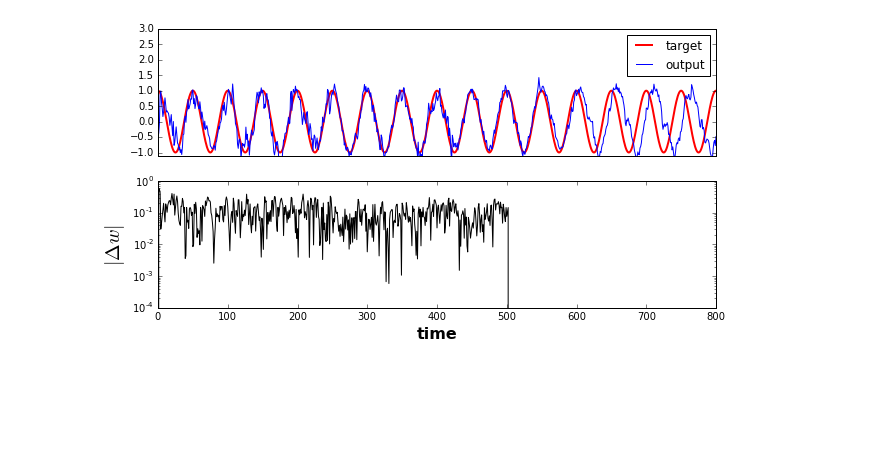
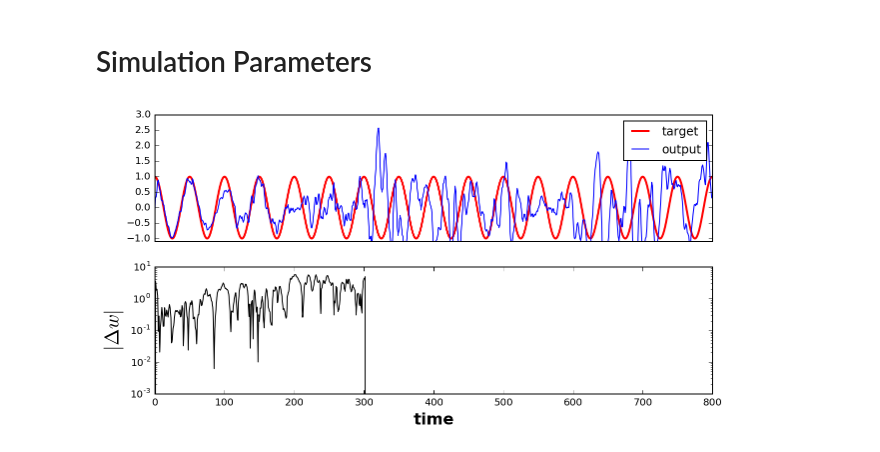
Before and after one commit to avicennax/jedi, a Jupyter notebook: notebooks/Basic Tests.ipynb, the cells around one changed output. Cells and saved outputs as stored; diff of their text form; code cells hidden in the pictures; blank space fills up the shorter version.

```diff
--- a/notebooks/Basic Tests.ipynb
+++ b/notebooks/Basic Tests.ipynb
@@ -7,5 +0,0 @@ stuff = jedi.dforce()
-# %%
-target = lambda t0: np.cos(2 * np.pi * t0 / 50)
-jedi.learning_plot(stuff[0], stuff[2], target, stuff[4])
-# %% [output]
-[figure, removed]
@@ -11,0 +12,45 @@ jedi.learning_plot(stuff[0], stuff[2], target, stuff[4])
+# %% [markdown]
+# Simulation Parameters
+# %%
+# target pattern
+target = lambda t0: cos(2 * pi * t0 / 50)
+
+# Mass model
+# Note: tanh_x must be passed be last so that it
+# can be updated locally.
+def model(t0, x, tanh_x):
+    return -x + g * dot(J, tanh_x) + dot(w, tanh_x) * u
+
+dt = 1       # time step
+tmax = 800   # simulation length
+tstop = 300
+
+N = 300
+J = normal(0, sqrt(1 / N), (N, N))
+x0 = uniform(-0.5, 0.5, N)
+t = linspace(0, 50, 500)
+
+g = 1.5
+u = uniform(-1, 1, N)
+w = uniform(-1 / sqrt(N), 1 / sqrt(N), N)  # Initial weights
+lr = 1.0  # Learning rate
+# %%
+def error_signal_plot(t, z, wu):
+    plt.figure(figsize=(10, 5))
+    plt.subplot(2, 1, 1)
+    plt.plot(t, target(t), '-r', lw=2)
+    plt.plot(t, z, '-b')
+    plt.legend(('target', 'output'))
+    plt.ylim([-1.1, 3])
+    plt.xticks([])
+    plt.subplot(2, 1, 2)
+    plt.plot(t, wu, '-k')
+    plt.yscale('log')
+    plt.ylabel('$|\Delta w|$', fontsize=20)
+    plt.xlabel('time', fontweight='bold', fontsize=16)
+    plt.show()
+# %%
+X = jedi.force(target, model, lr, dt, tmax, tstop, x0, w)
+error_signal_plot(X.t, X.z, X.wu)
+# %% [output]
+[figure, added]
```
Also changed, not shown: parts of 5 cells of this notebook, 2 other files.
